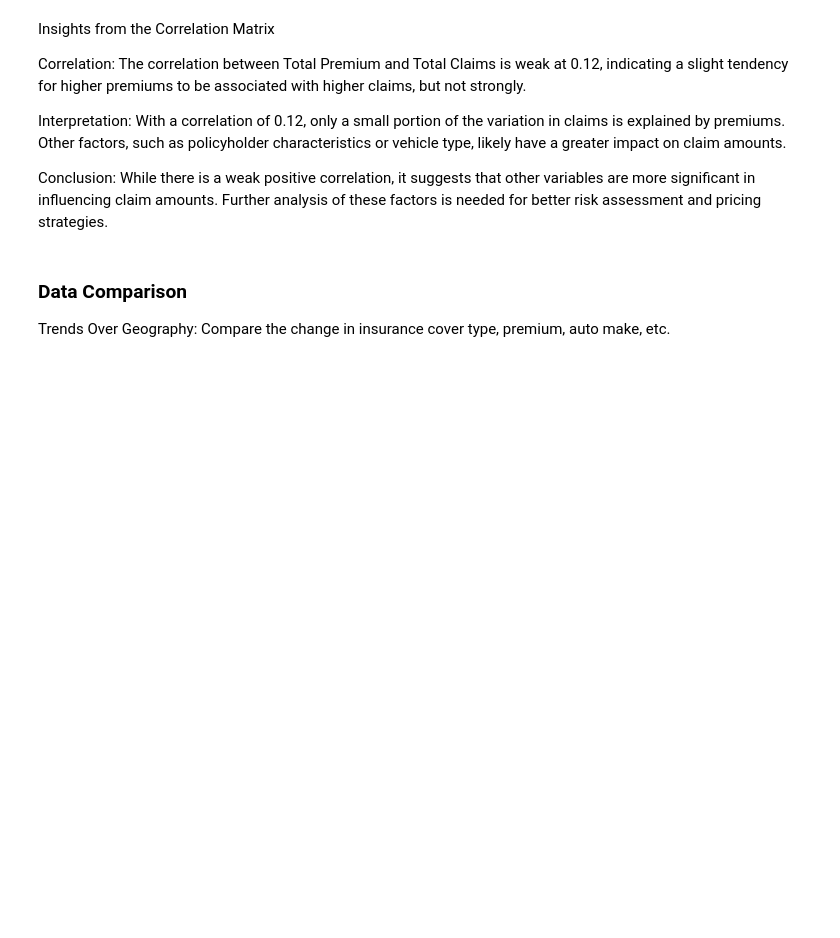
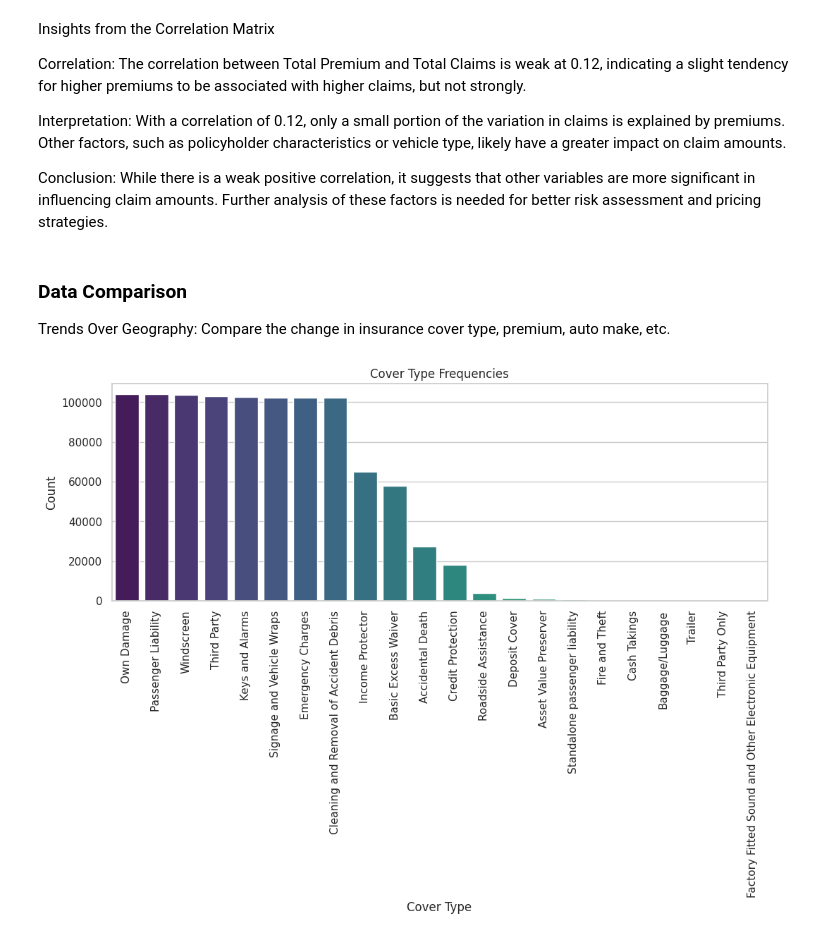
Before and after one commit to ab3lT/10-Academy-Week-3, a Jupyter notebook: notebooks/eda.ipynb, the cells around one changed output. Saved outputs shown, nothing was run; the diff lists cells and outputs as text; code cells hidden in the pictures; blank space fills up the shorter version.

Commit message:
frequency distrubutions across the regions

```diff
--- a/notebooks/eda.ipynb
+++ b/notebooks/eda.ipynb
@@ -275,3 +275,19 @@ Conclusion: While there is a weak positive correlation, it suggests that other v
 ### Data Comparison
 
 Trends Over Geography: Compare the change in insurance cover type, premium, auto make, etc.
+# %%
+# Cover type frequence distributions accross the regions
+
+cover_type_counts = data['CoverType'].value_counts()
+
+# Create a bar chart with a color palette
+plt.figure(figsize=(12, 4))
+sns.barplot(x=cover_type_counts.index, y=cover_type_counts,
+            hue=cover_type_counts.index, legend=False,palette='viridis')
+plt.title('Cover Type Frequencies')
+plt.xlabel('Cover Type')
+plt.ylabel('Count')
+plt.xticks(rotation=90)  # Rotate labels to the bottom
+plt.show()
+# %% [output]
+[figure, added]
```
